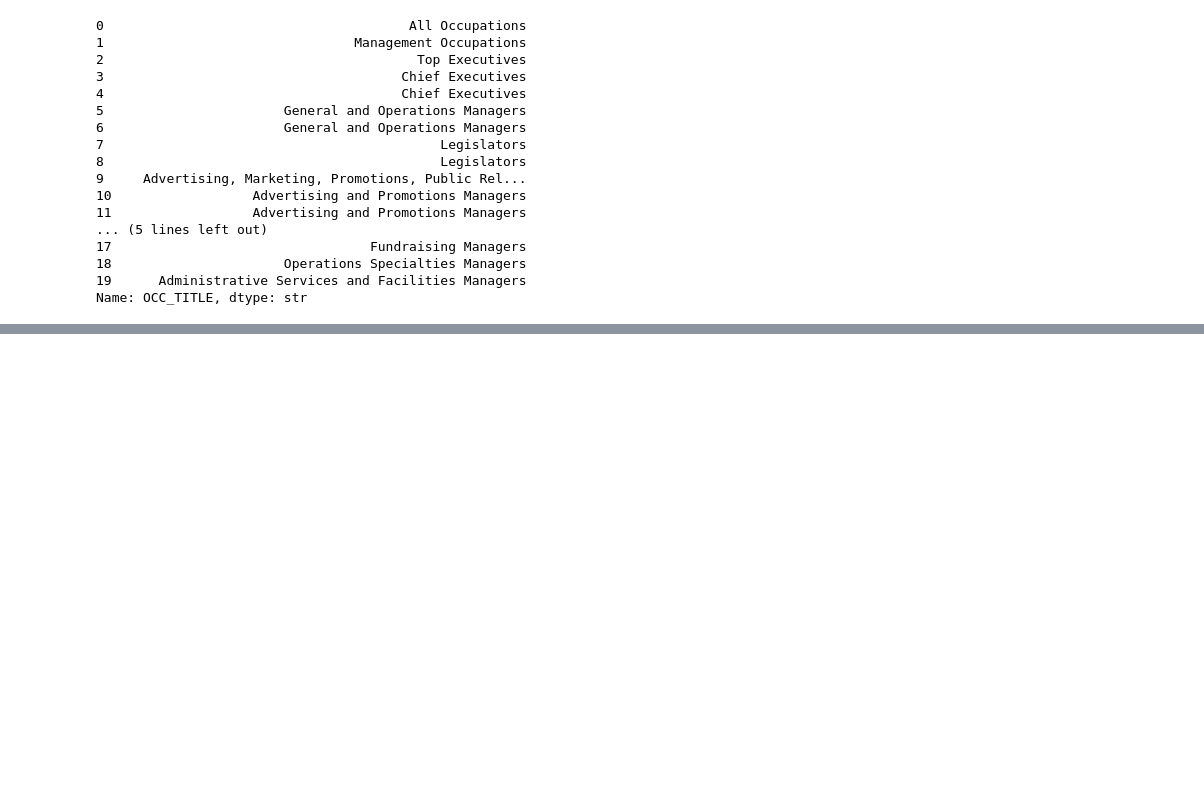
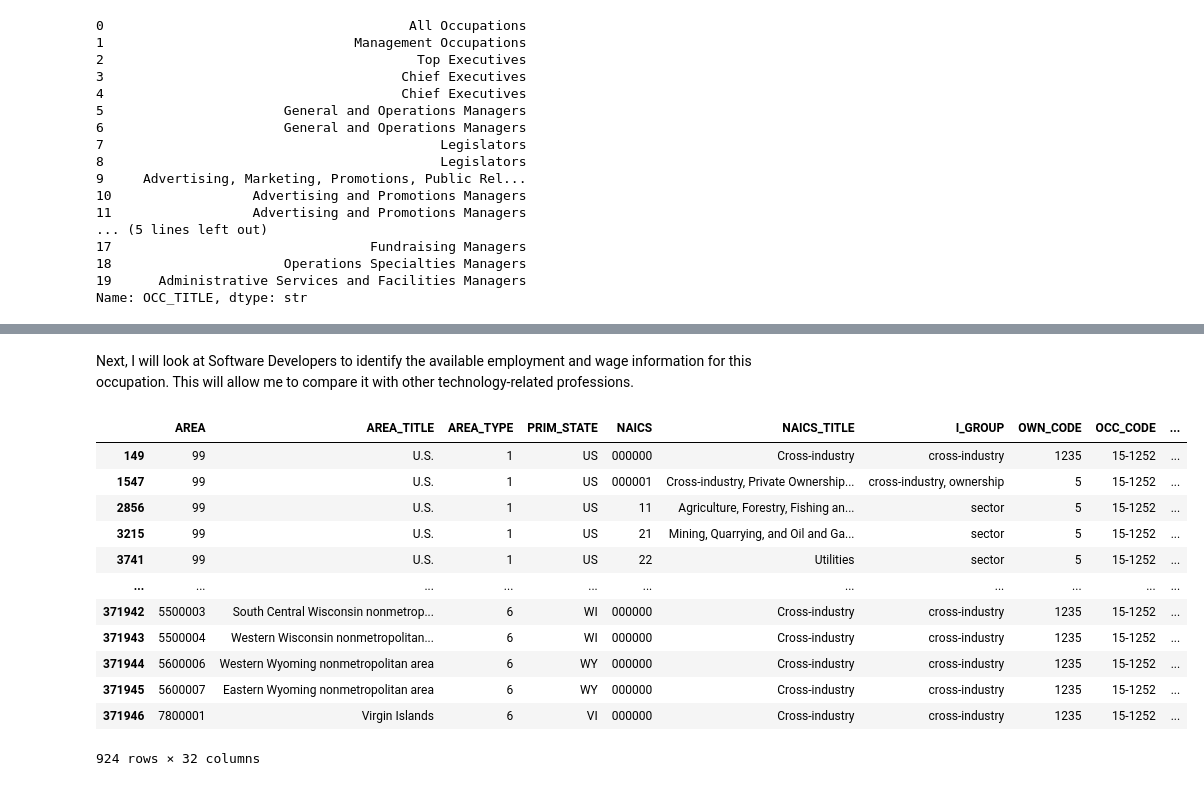
Before and after one commit to FernandaFar/data-visualisation-ca1, a Jupyter notebook: Ca1-Visualisation.ipynb, the cells around one changed output, grey strips where cells are left out. Cells and saved outputs as stored; diff of their text form; code cells hidden in the pictures; blank space fills up the shorter version.

```diff
--- a/Ca1-Visualisation.ipynb
+++ b/Ca1-Visualisation.ipynb
@@ -154,0 +134,18 @@ Name: OCC_TITLE, dtype: str
+# %% [markdown]
+Next, I will look at Software Developers to identify the available employment and wage information for this occupation. This will allow me to compare it with other technology-related professions.
+# %%
+dataset.loc[dataset['OCC_TITLE'] == 'Software Developers']
+# %% [output]
+|  | AREA | AREA_TITLE | AREA_TYPE | PRIM_STATE | NAICS | NAICS_TITLE | I_GROUP | OWN_CODE | OCC_CODE | ... |
+| 149 | 99 | U.S. | 1 | US | 000000 | Cross-industry | cross-industry | 1235 | 15-1252 | ... |
+| 1547 | 99 | U.S. | 1 | US | 000001 | Cross-industry, Private Ownership... | cross-industry, ownership | 5 | 15-1252 | ... |
+| 2856 | 99 | U.S. | 1 | US | 11 | Agriculture, Forestry, Fishing an... | sector | 5 | 15-1252 | ... |
+| 3215 | 99 | U.S. | 1 | US | 21 | Mining, Quarrying, and Oil and Ga... | sector | 5 | 15-1252 | ... |
+| 3741 | 99 | U.S. | 1 | US | 22 | Utilities | sector | 5 | 15-1252 | ... |
+| ... | ... | ... | ... | ... | ... | ... | ... | ... | ... | ... |
+| 371942 | 5500003 | South Central Wisconsin nonmetrop... | 6 | WI | 000000 | Cross-industry | cross-industry | 1235 | 15-1252 | ... |
+| 371943 | 5500004 | Western Wisconsin nonmetropolitan... | 6 | WI | 000000 | Cross-industry | cross-industry | 1235 | 15-1252 | ... |
+| 371944 | 5600006 | Western Wyoming nonmetropolitan area | 6 | WY | 000000 | Cross-industry | cross-industry | 1235 | 15-1252 | ... |
+| 371945 | 5600007 | Eastern Wyoming nonmetropolitan area | 6 | WY | 000000 | Cross-industry | cross-industry | 1235 | 15-1252 | ... |
+| 371946 | 7800001 | Virgin Islands | 6 | VI | 000000 | Cross-industry | cross-industry | 1235 | 15-1252 | ... |
+924 rows × 32 columns
```
Also changed, not shown: parts of 16 cells of this notebook.
